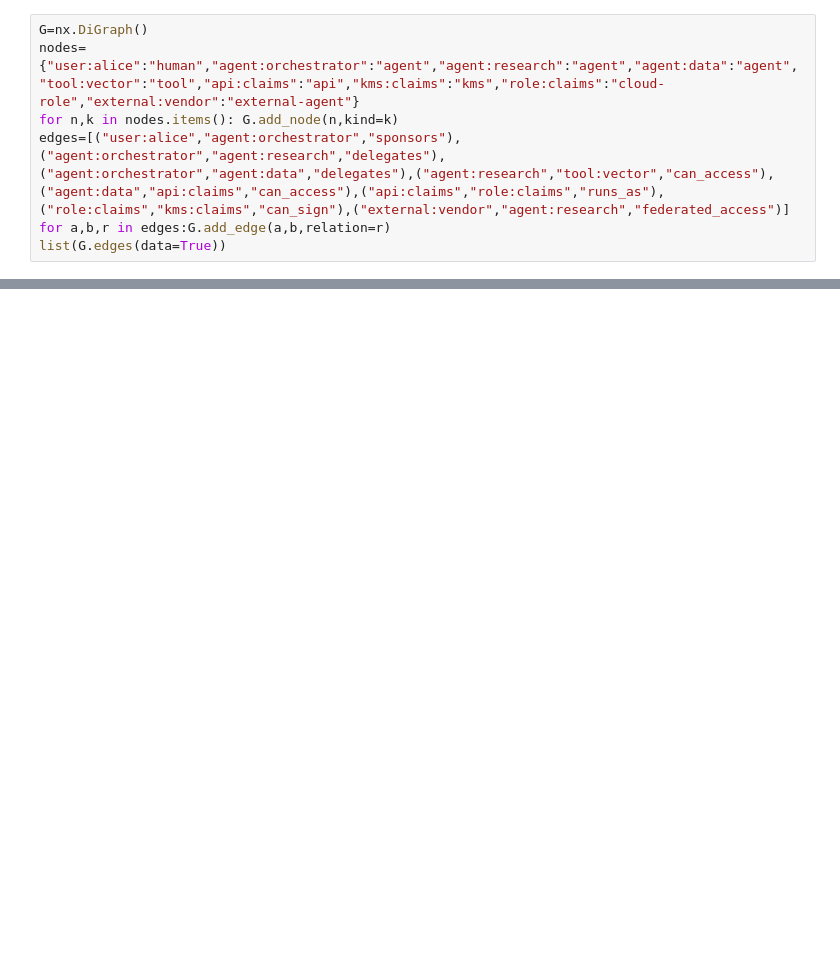
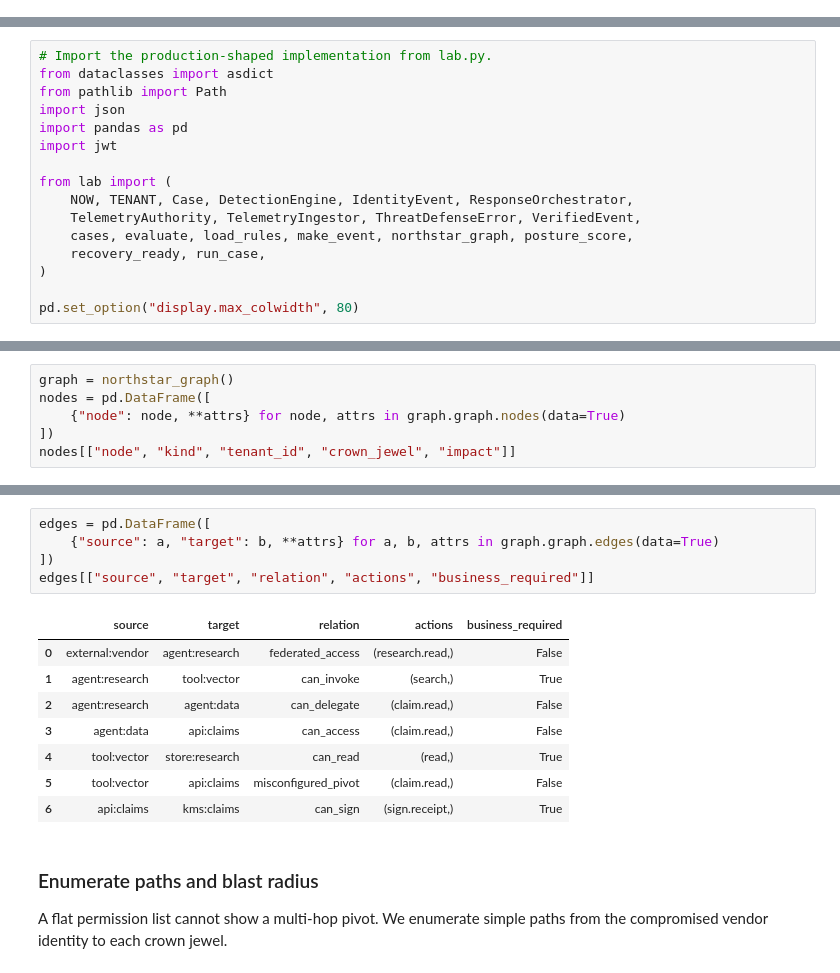
Before and after one commit to mahsa-teimourikia/agent-identity, a Jupyter notebook: curriculum/advanced/09-agent-identity-security-posture-threat-defense/advanced_09_identity_posture_threat_defense.ipynb, the cells around one changed output, grey strips where cells are left out. Cells and saved outputs as stored; diff of their text form; blank space fills up the shorter version.

Commit message:
Deepen advanced identity threat defense course

```diff
--- a/curriculum/advanced/09-agent-identity-security-posture-threat-defense/advanced_09_identity_posture_threat_defense.ipynb
+++ b/curriculum/advanced/09-agent-identity-security-posture-threat-defense/advanced_09_identity_posture_threat_defense.ipynb
@@ -13,11 +0,0 @@ NOW=datetime.now(timezone.utc)
-# %%
-G=nx.DiGraph()
-nodes={"user:alice":"human","agent:orchestrator":"agent","agent:research":"agent","agent:data":"agent",
-"tool:vector":"tool","api:claims":"api","kms:claims":"kms","role:claims":"cloud-role","external:vendor":"external-agent"}
-for n,k in nodes.items(): G.add_node(n,kind=k)
-edges=[("user:alice","agent:orchestrator","sponsors"),("agent:orchestrator","agent:research","delegates"),
-("agent:orchestrator","agent:data","delegates"),("agent:research","tool:vector","can_access"),
-("agent:data","api:claims","can_access"),("api:claims","role:claims","runs_as"),
-("role:claims","kms:claims","can_sign"),("external:vendor","agent:research","federated_access")]
-for a,b,r in edges:G.add_edge(a,b,relation=r)
-list(G.edges(data=True))
@@ -320,0 +21,16 @@ Your defense must produce machine-verifiable outcomes:
+# %%
+# Import the production-shaped implementation from lab.py.
+from dataclasses import asdict
+from pathlib import Path
+import json
+import pandas as pd
+import jwt
+
+from lab import (
+    NOW, TENANT, Case, DetectionEngine, IdentityEvent, ResponseOrchestrator,
+    TelemetryAuthority, TelemetryIngestor, ThreatDefenseError, VerifiedEvent,
+    cases, evaluate, load_rules, make_event, northstar_graph, posture_score,
+    recovery_ready, run_case,
+)
+
+pd.set_option("display.max_colwidth", 80)
@@ -320,0 +160,6 @@ Your defense must produce machine-verifiable outcomes:
+# %%
+graph = northstar_graph()
+nodes = pd.DataFrame([
+    {"node": node, **attrs} for node, attrs in graph.graph.nodes(data=True)
+])
+nodes[["node", "kind", "tenant_id", "crown_jewel", "impact"]]
@@ -320,0 +175,18 @@ Your defense must produce machine-verifiable outcomes:
+# %%
+edges = pd.DataFrame([
+    {"source": a, "target": b, **attrs} for a, b, attrs in graph.graph.edges(data=True)
+])
+edges[["source", "target", "relation", "actions", "business_required"]]
+# %% [output]
+|  | source | target | relation | actions | business_required |
+| 0 | external:vendor | agent:research | federated_access | (research.read,) | False |
+| 1 | agent:research | tool:vector | can_invoke | (search,) | True |
+| 2 | agent:research | agent:data | can_delegate | (claim.read,) | False |
+| 3 | agent:data | api:claims | can_access | (claim.read,) | False |
+| 4 | tool:vector | store:research | can_read | (read,) | True |
+| 5 | tool:vector | api:claims | misconfigured_pivot | (claim.read,) | False |
+| 6 | api:claims | kms:claims | can_sign | (sign.receipt,) | True |
+# %% [markdown]
+### Enumerate paths and blast radius
+
+A flat permission list cannot show a multi-hop pivot. We enumerate simple paths from the compromised vendor identity to each crown jewel.
```
Also changed, not shown: parts of 147 cells of this notebook, 17 other files.
